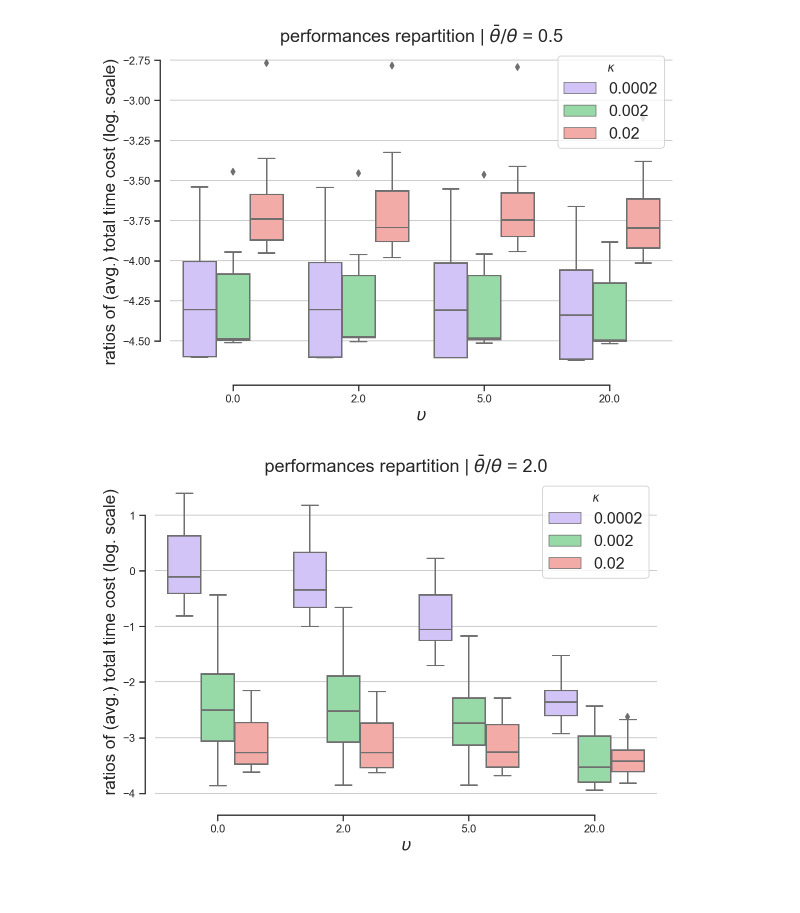
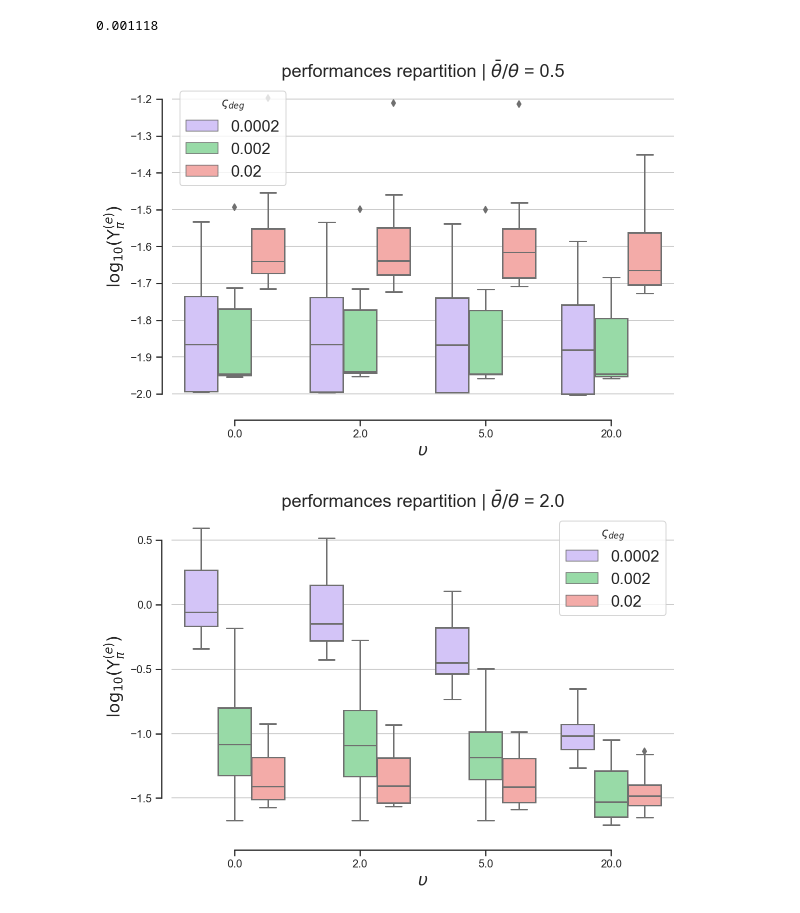
Before and after one commit to guiguiom/ULO_public, a Jupyter notebook: results.ipynb, the cells around one changed output. Saved outputs shown, nothing was run; the diff lists cells and outputs as text; code cells hidden in the pictures.

```diff
--- a/results.ipynb
+++ b/results.ipynb
@@ -7,11 +7,11 @@ import numpy as np
 %matplotlib inline
 %config InlineBackend.figure_format='retina'
 # %%
-data_analysis_df = pd.read_csv('4142_04_04_2024.csv',delimiter=',')
+data_analysis_df = pd.read_csv('5860_11_30_2024.csv',delimiter=',')
 # %%
 try:
     data_analysis_df.drop(columns=['Unnamed: 0'],inplace=True)
 except:
     print('already clean or error')
 # %%
-data_analysis_df.rename(columns={'kappa':'$\\kappa$'},inplace=True)
+data_analysis_df.rename(columns={'varsigma_deg':'$\\varsigma_{deg}$'},inplace=True)
@@ -32,28 +38,32 @@ data_analysis_df.head(10)
 # %%
-data_analysis_df['log_rel_oracle_time'] = np.log(data_analysis_df['rel_oracle_time'].values)
+data_analysis_df['log_rel_oracle_time'] = np.log10(data_analysis_df['rel_oracle_time'].values)
 data_analysis_df['rel_C_bar_size'] = data_analysis_df['C_bar_size'].values / np.mean(data_analysis_df['m'])
 data_analysis_df['rel_num_min_loc'] = data_analysis_df['num_min_loc'].values / np.mean(data_analysis_df['n'])
+# %%
+(1118)/int(10000**(3/2))
+# %% [output]
+0.001118
 # %%
 sns.set_theme(style="ticks", palette="pastel")
 upsilon_span = [min(data_analysis_df['upsilon'].values),max(data_analysis_df['upsilon'].values)]
 for mult in np.unique(data_analysis_df['mult'].values):
     plt.figure(figsize=(9,6))
     plt.grid()
     local_df = data_analysis_df[data_analysis_df['mult']==mult]
     local_time_values = local_df['log_rel_oracle_time'].values
     #if max(local_time_values)>0:
     #    plt.plot(upsilon_span,[0,0],label='enumeration scheme (neutral ref.)',color='k',linestyle='-.')
     #else:
     #    plt.plot([],[],label='enumeration scheme (0 - neutral ref)',color='k',linestyle='-.')
     plt.title('performances repartition | $\\bar{\\theta}/\\theta$ = '+str(mult),fontsize=18)
     gfg = sns.boxplot(x="upsilon", y="log_rel_oracle_time",
-            hue="$\\kappa$", palette=["m", "g","r"],
+            hue="$\\varsigma_{deg}$", palette=["m", "g","r"],
             data=local_df)
     sns.despine(offset=10, trim=True)
-    gfg.legend(title='$\\kappa$',fontsize=16)
+    gfg.legend(title='$\\varsigma_{deg}$',fontsize=16)
     plt.xlabel('$\\upsilon$',fontsize=17)
-    plt.ylabel('ratios of (avg.) total time cost (log. scale)',fontsize=17)
+    plt.ylabel('$\\log_{10}(\\Upsilon^{(e)}_{\\pi})$',fontsize=17)
     plt.savefig('raw_results_mult_'+str(mult)+'.pdf',dpi=500)
 # %% [output]
-[figure, old version]
+[figure, new version]
-[figure, old version]
+[figure, new version]
```
Also changed, not shown: parts of 4 cells of this notebook, 2 other files.
